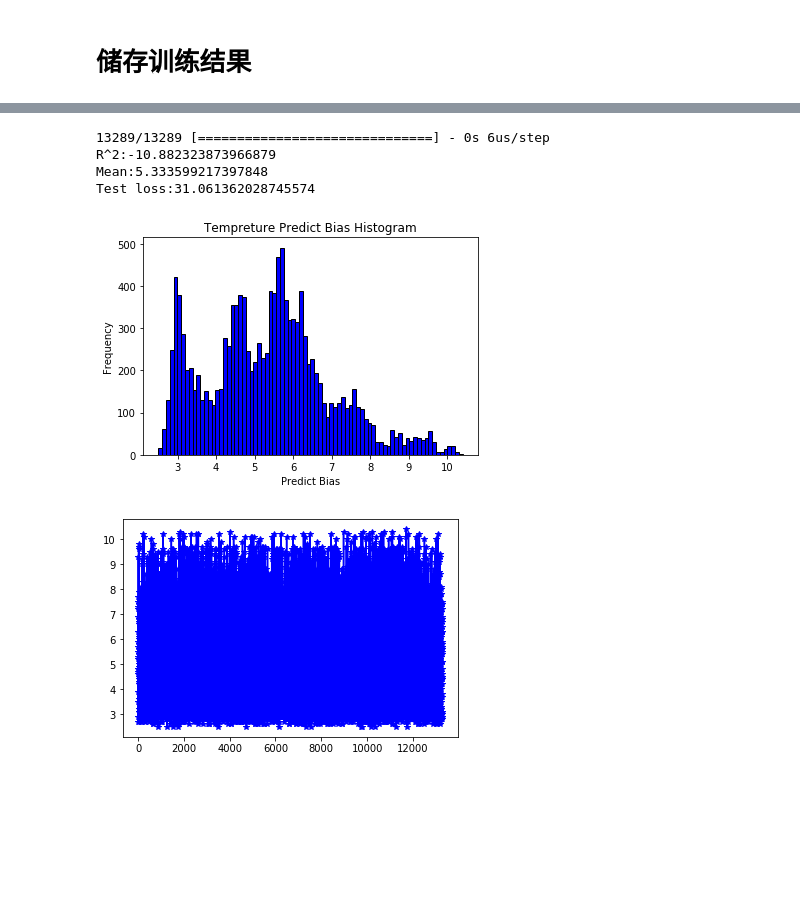
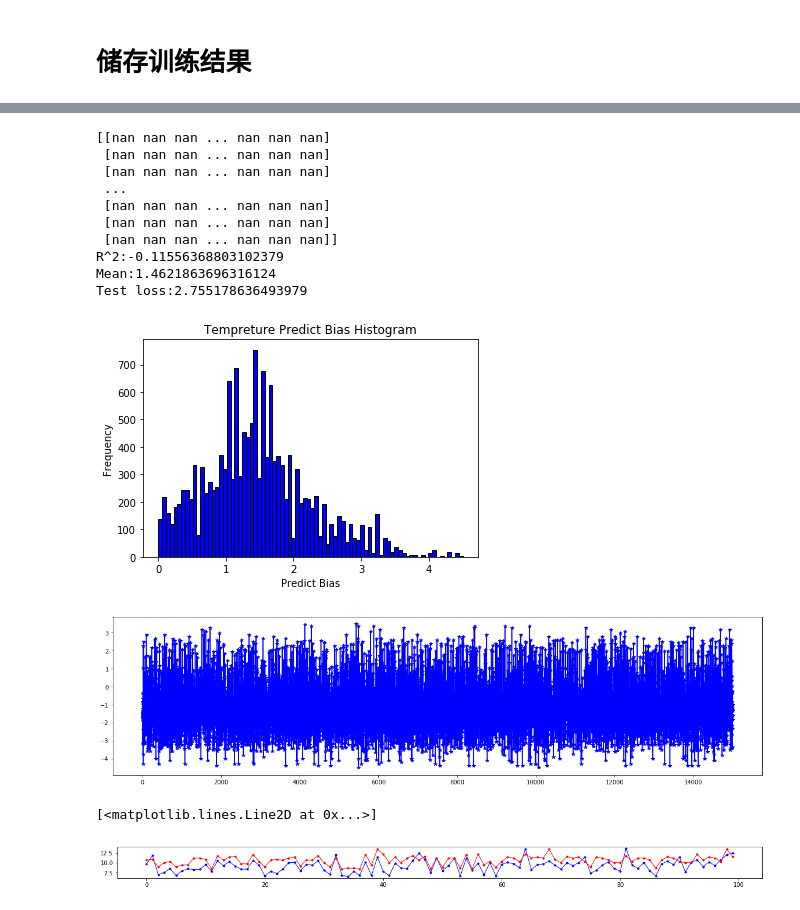
Before and after one commit to QuLiao1117/TempreturePrediction, a Jupyter notebook: TempreturePrediction.ipynb, the cells around one changed output, grey strips where cells are left out. Saved outputs shown, nothing was run; the diff lists cells and outputs as text; code cells hidden in the pictures; blank space fills up the shorter version.

Commit message:
with GBDT and KerasRegressor

```diff
--- a/TempreturePrediction.ipynb
+++ b/TempreturePrediction.ipynb
@@ -147,15 +146,29 @@ def create_model(structure=structure,learning_rate=learning_rate):
 # %% [markdown]
 # 网格搜索+训练
+# %%
+model_op=2
+
+# 1 :用keras搭建的神经网络
+# 2 :GBDT
 # %%
-from keras.wrappers.scikit_learn import KerasClassifier
-from sklearn.model_selection import GridSearchCV
-model = KerasClassifier(build_fn=create_model,epochs=500,verbose=1)
-batch_size = [1000]
-learning_rate = [0.01]
+# 神经网络所用的参数
+#batch_size = [10000,20000]
+#learning_rate = [0.01]
 #activation = ['softmax', 'softplus', 'softsign', 'relu', 'tanh', 'sigmoid', 'hard_sigmoid', 'linear']
 #weight_constraint = [1, 2, 3, 4, 5]
 #dropout_rate = [0.0, 0.1, 0.2, 0.3, 0.4, 0.5, 0.6, 0.7, 0.8, 0.9]
-param_grid = dict(batch_size=batch_size,learning_rate=learning_rate)
 
-grid = GridSearchCV(estimator=model, param_grid=param_grid, n_jobs=1)
+
+
+if model_op==1:
+    model = KerasRegressor(build_fn=create_model,epochs=200,verbose=1)
+    # 神经网络所用的参数
+    param_grid = {'batch_size':range(10000,20000,5000),'learning_rate':np.linspace(0.01,0.02,1)}
+elif model_op==2:
+    model=GradientBoostingRegressor(random_state=20)
+    #GBDT所用的参数
+    param_grid = {'n_estimators':range(20,81,80)}
+
+
+grid = GridSearchCV(estimator=model, param_grid=param_grid, n_jobs=1,scoring="neg_mean_absolute_error")
 grid_result = grid.fit(X_train, Y_train)
@@ -201,2 +191,2 @@ cv_result
 # %%
-best_model=grid.best_estimator_
+model=grid.best_estimator_
@@ -230,9 +193,9 @@ array([[0.00621118],
 # %%
-Y_predict  = yScaler.inverse_transform(best_model.predict(X_test).reshape(-1, 1))
+Y_predict  = yScaler.inverse_transform(model.predict(X_test).reshape(-1, 1))
 Y_true = yScaler.inverse_transform(Y_test.reshape(-1, 1))
 test_loss=np.sum(np.square(Y_predict - Y_true))/len(Y_true)
-SStot = np.sum((Y_true-np.mean(Y_true))**2)
-SSres = np.sum((Y_true-Y_predict)**2)
+SStot = np.sum(np.square(Y_true-np.mean(Y_true)))
+SSres = np.sum(np.square(Y_true-Y_predict))
 R2 = 1-SSres/SStot
 print("R^2:" + str(R2))
 print("Mean:" + str(np.mean(np.abs(Y_predict - Y_true))))
@@ -241,23 +204,45 @@ plt.xlabel('Predict Bias')
 plt.ylabel('Frequency')
 plt.title('Tempreture Predict Bias Histogram')
 plt.hist(np.abs(Y_predict - Y_true), bins=80, facecolor="blue", edgecolor="black")
-plt.savefig(currentPath+"\\Tempreture Predict Bias Histogram by BPNN.png")
+plt.savefig(currentPath+"\\Tempreture Predict Bias Histogram.png")
 plt.show()
 plt.close()
 # %% [output]
-13289/13289 [==============================] - 0s 6us/step
-R^2:-10.882323873966879
-Mean:5.333599217397848
-Test loss:31.061362028745574
+[[nan nan nan ... nan nan nan]
+ [nan nan nan ... nan nan nan]
+ [nan nan nan ... nan nan nan]
+ ...
+ [nan nan nan ... nan nan nan]
+ [nan nan nan ... nan nan nan]
+ [nan nan nan ... nan nan nan]]
+R^2:-0.11556368803102379
+Mean:1.4621863696316124
+Test loss:2.755178636493979
-[figure, old version]
+[figure, new version]
 # %%
+fig=plt.figure(figsize=(20,5),facecolor='white')
 plt.plot(Y_true - Y_predict,marker='*',color='b')
 save = pd.DataFrame(Y_true)
 save.to_csv(currentPath+'\\Y_true.csv',index=False,header=False)
 save = pd.DataFrame(Y_predict)
 save.to_csv(currentPath+'\\Y_predict.csv',index=False,header=False)
 # %% [output]
-[figure, old version]
+[figure, new version]
+# %%
+start=2300
+points=100
+end=start+points
+
+width=20
+height=1
+linewidth=1
+
+fig=plt.figure(figsize=(width,height),facecolor='white')
+plt.plot(Y_true[start:end],linewidth=linewidth,marker='.',color='b')
+plt.plot(Y_predict[start:end],linewidth=linewidth,marker='.',color='r')
+# %% [output]
+[<matplotlib.lines.Line2D at 0x...>]
+[figure, added]
 # %%
 from functions import create_file
 message="R^2 : "+str(R2)+"\n"+"Mean : "+str(np.mean(np.abs(Y_predict - Y_true)))+"\n"+"Test loss:"+str(test_loss)
```
Also changed, not shown: parts of 16 cells of this notebook, 1 other file.
